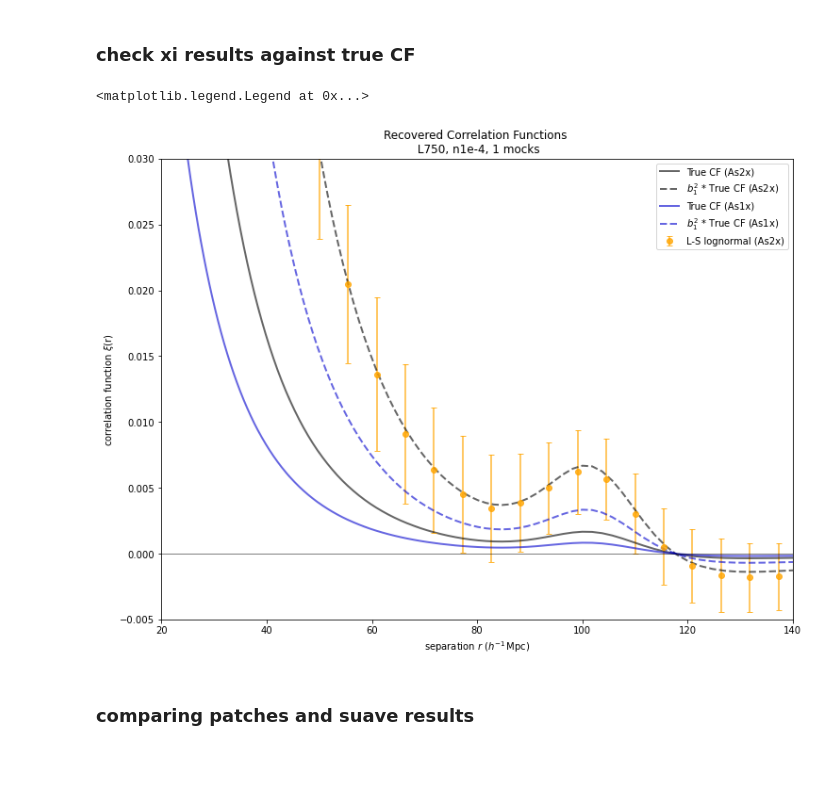
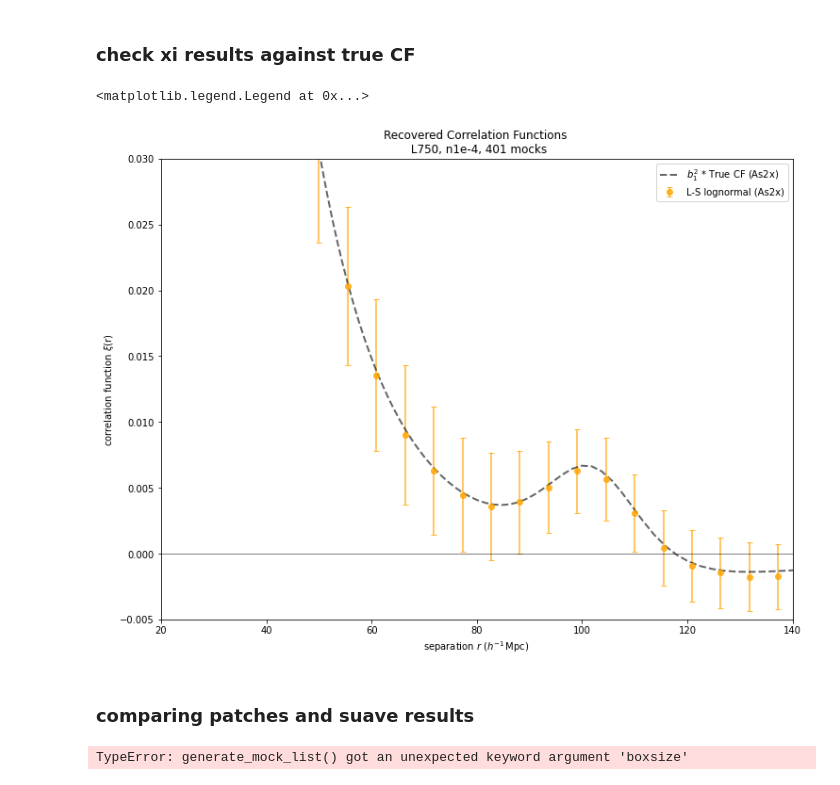
Before and after one commit to abbyw24/CFE_gradients, a Jupyter notebook: notebooks/understanding_base_vals.ipynb, the cells around one changed output. Drawn from its saved outputs; the diff is of its cells as text; code cells hidden in the pictures.

```diff
--- a/notebooks/understanding_base_vals.ipynb
+++ b/notebooks/understanding_base_vals.ipynb
@@ -171,15 +159,15 @@ def fit_to_bases(rlz, r_avg, xi_full_patches):
 
 # cfs_mean_nograd, stds_nograd, _ = get_cfarr_vals(xi_arr_nograd)
 
-mock_vals_2x = generate_mock_list.generate_mock_list(boxsize=L,
-                                                     lognormal_density=num_den,
+cat_tag = f'L{L}_n{num_den}_z057_patchy_As2x'
+mock_vals_2x = generate_mock_list.generate_mock_list(cat_tag=cat_tag,
                                                      mock_type=mock_type,
-                                                     n_mocks=n_mocks,
-                                                     As=2, extra=True)
+                                                     nmocks=n_mocks,
+                                                     extra=True)
 mock_file_list_2x = mock_vals_2x['lognorm_file_list']
 xi_arr_nograd_2x = np.empty((len(mock_file_list_2x), globals.nbins))
 for i in range(len(mock_file_list_2x)):
-    r_avg, xi = np.load(f'/scratch/aew492/research-summer2020_output/lognormal/xi/ls/{cat_tag_2x}/xi_{mock_file_list_2x[i]}.npy')
+    r_avg, xi = np.load(f'/scratch/aew492/research-summer2020_output/lognormal/xi/ls/{cat_tag_2x}/xi_ls_3x_{mock_file_list_2x[i]}.npy')
     xi_arr_nograd_2x[i] = xi
 
 cfs_mean_nograd_2x, stds_nograd_2x, _ = get_cfarr_vals(xi_arr_nograd_2x)
@@ -188,25 +176,25 @@ cfs_mean_nograd_2x, stds_nograd_2x, _ = get_cfarr_vals(xi_arr_nograd_2x)
 # %%
 fig, ax = plt.subplots(figsize=(12,9))
 
-plt.plot(r_t, cf_t_As2x, color="k", alpha=0.6, ls="-", lw=2, label="True CF (As2x)")
+# plt.plot(r_t, cf_t_As2x, color="k", alpha=0.6, ls="-", lw=2, label="True CF (As2x)")
 plt.plot(r_t, 4*cf_t_As2x, color="k", alpha=0.6, ls="--", lw=2, label=r"$b_1^2$ * True CF (As2x)")
 
-plt.plot(r_t, cf_t_As1x, color="mediumblue", alpha=0.6, ls="-", lw=2, label="True CF (As1x)")
-plt.plot(r_t, 4*cf_t_As1x, color="mediumblue", alpha=0.6, ls="--", lw=2, label=r"$b_1^2$ * True CF (As1x)")
+# plt.plot(r_t, cf_t_As1x, color="mediumblue", alpha=0.6, ls="-", lw=2, label="True CF (As1x)")
+# plt.plot(r_t, 4*cf_t_As1x, color="mediumblue", alpha=0.6, ls="--", lw=2, label=r"$b_1^2$ * True CF (As1x)")
 
 # ax.errorbar(r_avg, cfs_mean_nograd, yerr=stds_nograd, color='r', alpha=0.8, fmt='o', capsize=3, label=f'Straight Corrfunc (As1x)')
 ax.errorbar(r_avg, cfs_mean_nograd_2x, yerr=stds_nograd_2x, color='orange', alpha=0.8, fmt='o', capsize=3, label=f'L-S lognormal (As2x)')
 
 ax.set_xlim(20, 140)
 ax.set_ylim(-.005, 0.03)
 plt.axhline(0, color="k", alpha=0.5, lw=1)
 ax.set_xlabel(r'separation $r$ ($h^{-1}\,$Mpc)')
 ax.set_ylabel(r'correlation function $\xi$(r)')
 ax.set_title(f'Recovered Correlation Functions \n L{L}, n{num_den}, {n_mocks} mocks')
 plt.legend()
 # %% [output]
 <matplotlib.legend.Legend at 0x...>
-[figure, old version]
+[figure, new version]
 # %%
 # we can see that for both As1x and As2x, b_1**2 * the true CF, aka 4* the true CF, matches the xi results
 # %% [markdown]
@@ -221,6 +209,8 @@ mock_file_name_list = generate_mock_list.generate_mock_list(boxsize=L,
 amps_suave = recover_amps.recover_amps(mock_file_name_list, cat_tag, method="suave", basis="bao_iterative")
 # amps_patches, xi_full_patches = recover_amps.recover_amps(mock_file_name_list, cat_tag, method="patches", n_patches=8)
 a_0s_s = amps_suave[:,0]
+# %% [output]
+TypeError: generate_mock_list() got an unexpected keyword argument 'boxsize'
 # %%
 # suave
 cf_arr_s = np.empty((len(a_0s_s), len(base_vals_z057_b2)))
```
Also changed, not shown: parts of 9 cells of this notebook, 3 other files.
